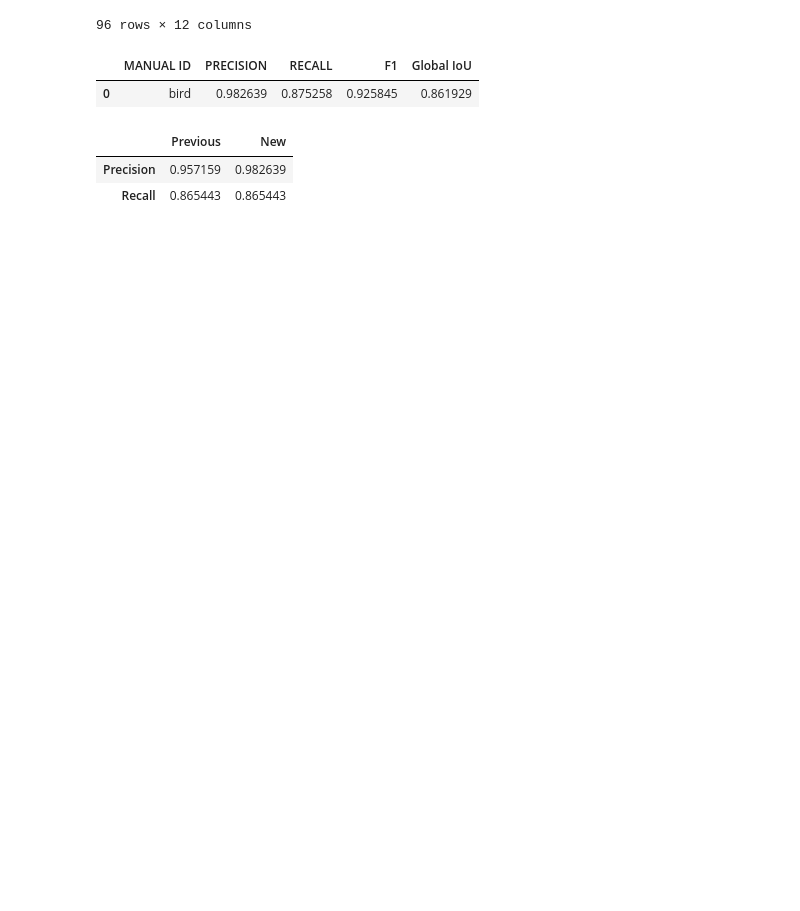
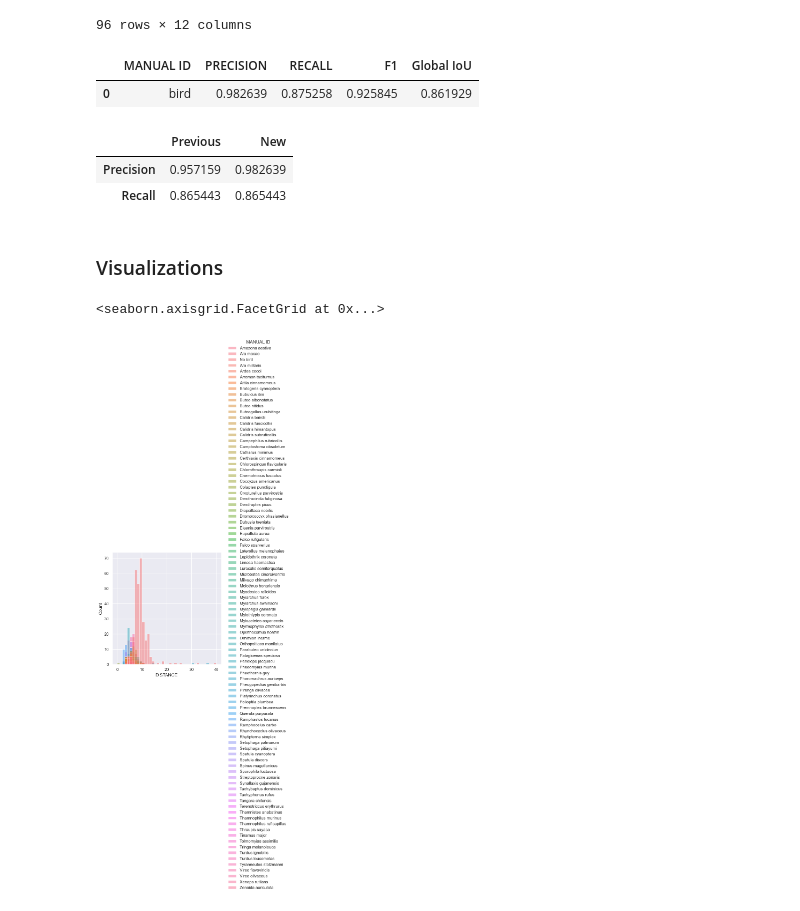
Before and after one commit to UCSD-E4E/passive-acoustic-biodiversity, a Jupyter notebook: BirdnetEmbeddings/Centroid_Exploration.ipynb, the cells around one changed output. Cells and saved outputs as stored; diff of their text form; code cells hidden in the pictures; blank space fills up the shorter version.

Commit message:
Adding visualizations to Centroid_Exploration

```diff
--- a/BirdnetEmbeddings/Centroid_Exploration.ipynb
+++ b/BirdnetEmbeddings/Centroid_Exploration.ipynb
@@ -378,3 +378,17 @@ global_stats(annotations_df, manual_df)
 |  | Previous | New |
 | Precision | 0.957159 | 0.982639 |
 | Recall | 0.865443 | 0.865443 |
+# %% [markdown]
+### Visualizations
+# %%
+import seaborn as sns
+import matplotlib.pyplot as plt
+
+sns.set()
+# %%
+# Visualization of variation of distances
+plot = sns.displot(embeddings_df[["MANUAL ID", "DISTANCE"]], x = "DISTANCE", hue = embeddings_df["MANUAL ID"], binwidth = 1, legend = True)
+plot
+# %% [output]
+<seaborn.axisgrid.FacetGrid at 0x...>
+[figure, added]
```
Also changed, not shown: parts of 4 cells of this notebook.
